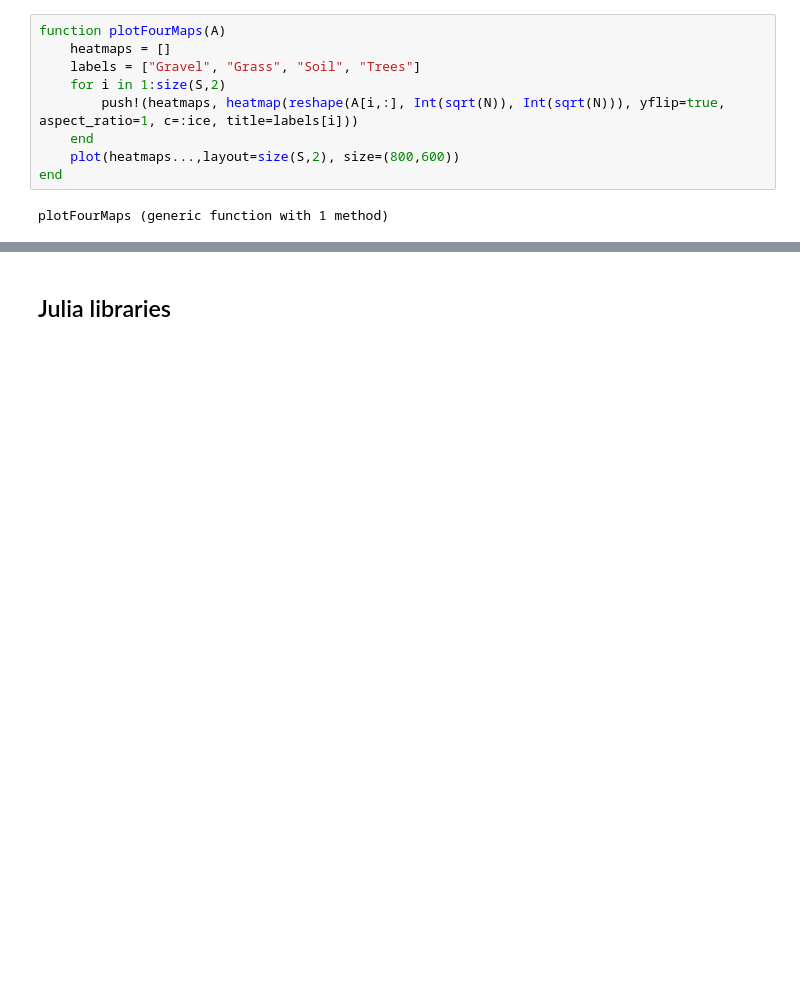
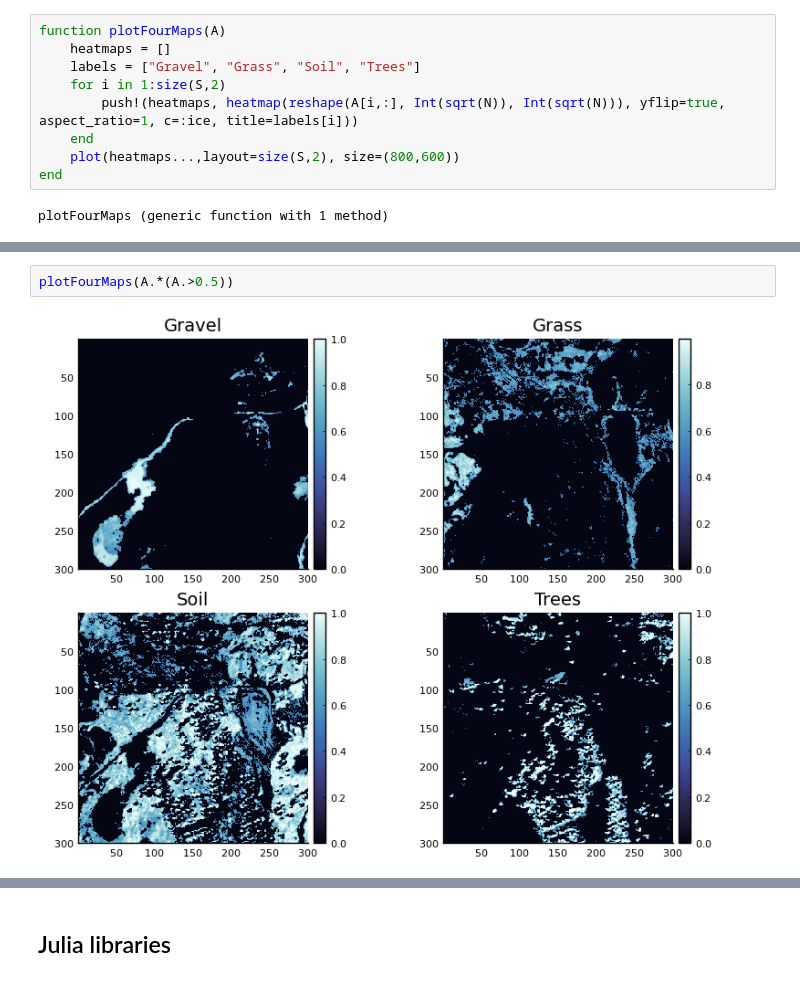
Before and after one commit to kevinmicha/Hyperspectral-image-unmixing-project, a Jupyter notebook: Project_parallelization_Julia_balbi_michalewicz.ipynb, the cells around one changed output, grey strips where cells are left out. Saved outputs shown, nothing was run; the diff lists cells and outputs as text; blank space fills up the shorter version.

```diff
--- a/Project_parallelization_Julia_balbi_michalewicz.ipynb
+++ b/Project_parallelization_Julia_balbi_michalewicz.ipynb
@@ -210,0 +244,4 @@ A[:,1]
+# %%
+plotFourMaps(A.*(A.>0.5))
+# %% [output]
+[figure, added]
```
Also changed, not shown: parts of 53 cells of this notebook, 1 other file.
